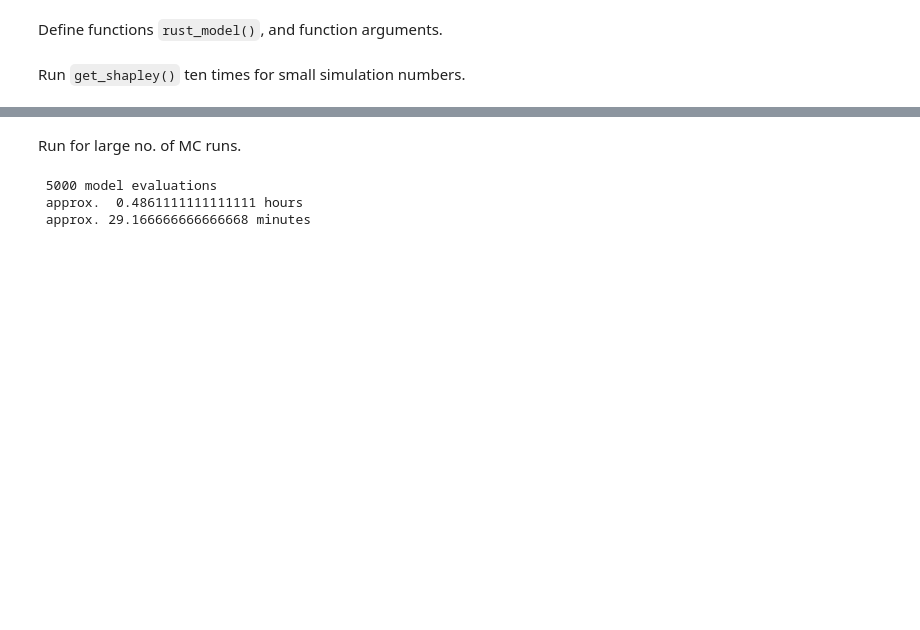
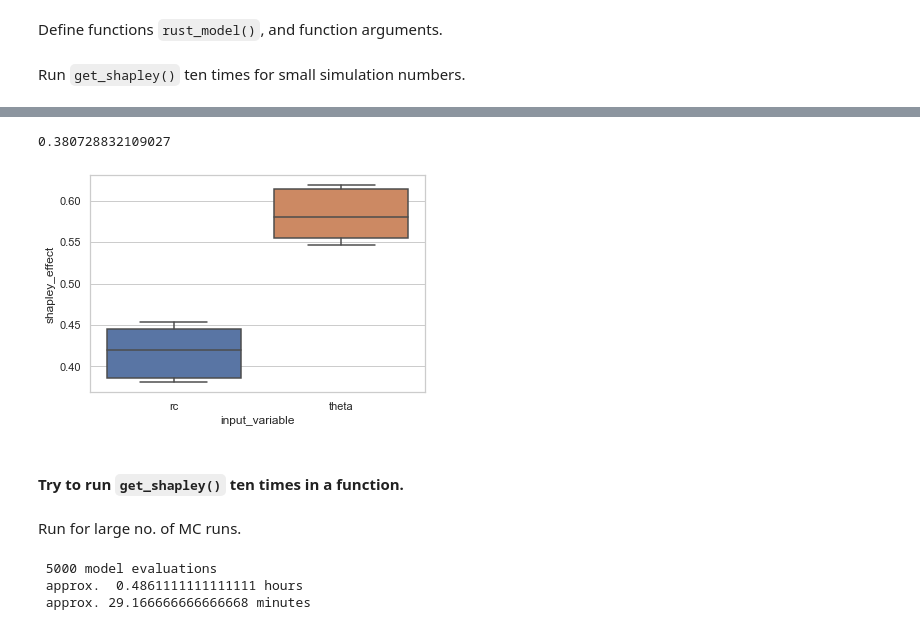
Before and after one commit to bhmueller/thesis, a Jupyter notebook: shapley_RC_theta_1.ipynb, the cells around one changed output, grey strips where cells are left out. Drawn from its saved outputs; the diff is of its cells as text; code cells hidden in the pictures; blank space fills up the shorter version.

Commit message:
Create boxplot for Shapley effects.

```diff
--- a/shapley_RC_theta_1.ipynb
+++ b/shapley_RC_theta_1.ipynb
@@ -208,0 +209,10 @@ ValueError: could not broadcast input array from shape (160,2) into shape (1090,
+# %%
+%%time
+# For loop. Get a sense of how it works. Later get functions and run for larger number of simulations.
+shapley_effects = {}
+for i in np.arange(10):
+    np.random.seed(i)
+    exact_shapley = get_shapley(method, rust_model, x_all, x_cond, n_perms, n_inputs, n_output, n_outer, n_inner)
+    exact_shapley.rename(index={'X1': '$RC$', 'X2': '$\theta_{11}$'}, inplace=True)
+    shapley_effects[i] = exact_shapley
+    print('Run', i + 1)
@@ -208,0 +237,23 @@ ValueError: could not broadcast input array from shape (160,2) into shape (1090,
+# %%
+shapley_effects[i]['Shapley effects']['$RC$']
+# %% [output]
+0.380728832109027
+# %%
+# Get data frame suitable for plotting.
+rc_shapley_effects = [shapley_effects[i]['Shapley effects']['$RC$'] for i in np.arange(10)]
+theta_shapley_effects = [shapley_effects[i]['Shapley effects']['$\theta_{11}$'] for i in np.arange(10)]
+
+rc_shapley_effects_df = pd.DataFrame(data=rc_shapley_effects)
+rc_shapley_effects_df['input_variable'] = 'rc'
+
+theta_shapley_effects_df = pd.DataFrame(data=theta_shapley_effects)
+theta_shapley_effects_df['input_variable'] = 'theta'
+
+data = pd.concat([rc_shapley_effects_df, theta_shapley_effects_df], ignore_index=True)
+data.rename(columns={0: 'shapley_effect'}, inplace=True)
+# %%
+fig, ax = plt.subplots()
+sns.set_theme(style='whitegrid')
+ax = sns.boxplot(x=data['input_variable'], y=data['shapley_effect'])
+# %% [output]
+[figure, added]
@@ -209,3 +262,5 @@ ValueError: could not broadcast input array from shape (160,2) into shape (1090,
+# %% [markdown]
+#### Try to run `get_shapley()` ten times in a function.
 # %%
 def shapley_ten(model):
     ten_shapley_dict = {}
```
Also changed, not shown: parts of 4 cells of this notebook, 1 other file.
